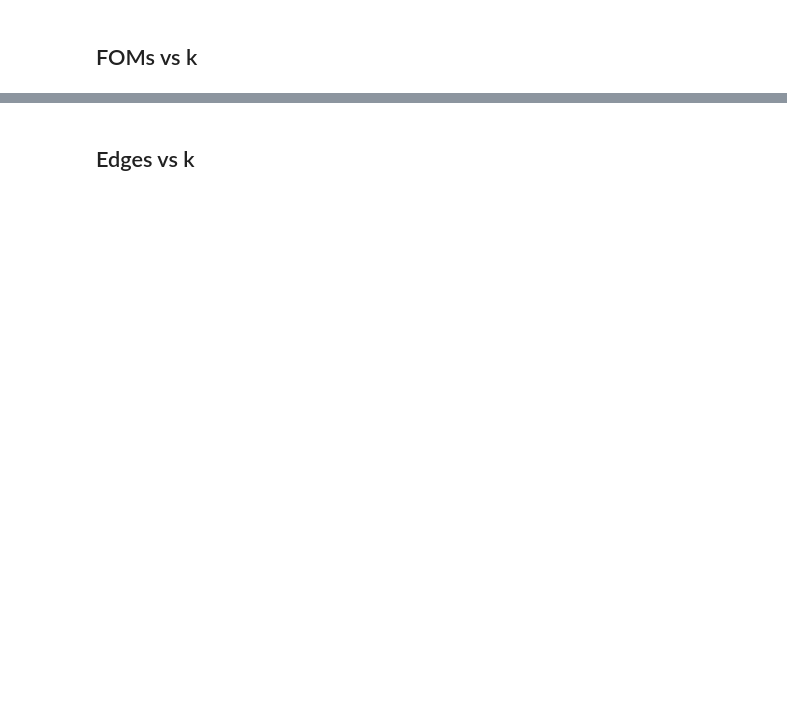
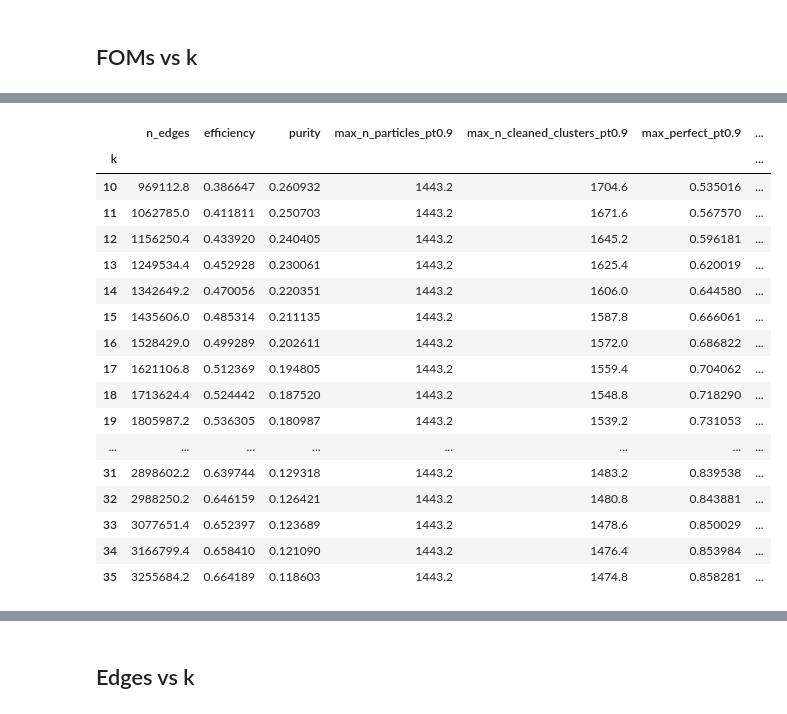
Before and after one commit to gnn-tracking/paper-plots, a Jupyter notebook: notebooks/020_gc_metrics.ipynb, the cells around one changed output, grey strips where cells are left out. Drawn from its saved outputs; the diff is of its cells as text; code cells hidden in the pictures; blank space fills up the shorter version.

```diff
--- a/notebooks/020_gc_metrics.ipynb
+++ b/notebooks/020_gc_metrics.ipynb
@@ -90,0 +85,21 @@ lmodel.gc_scanner.get_results().df
+# %%
+df
+# %% [output]
+|  | n_edges | efficiency | purity | max_n_particles_pt0.9 | max_n_cleaned_clusters_pt0.9 | max_perfect_pt0.9 | ... |
+| k |  |  |  |  |  |  | ... |
+| 10 | 969112.8 | 0.386647 | 0.260932 | 1443.2 | 1704.6 | 0.535016 | ... |
+| 11 | 1062785.0 | 0.411811 | 0.250703 | 1443.2 | 1671.6 | 0.567570 | ... |
+| 12 | 1156250.4 | 0.433920 | 0.240405 | 1443.2 | 1645.2 | 0.596181 | ... |
+| 13 | 1249534.4 | 0.452928 | 0.230061 | 1443.2 | 1625.4 | 0.620019 | ... |
+| 14 | 1342649.2 | 0.470056 | 0.220351 | 1443.2 | 1606.0 | 0.644580 | ... |
+| 15 | 1435606.0 | 0.485314 | 0.211135 | 1443.2 | 1587.8 | 0.666061 | ... |
+| 16 | 1528429.0 | 0.499289 | 0.202611 | 1443.2 | 1572.0 | 0.686822 | ... |
+| 17 | 1621106.8 | 0.512369 | 0.194805 | 1443.2 | 1559.4 | 0.704062 | ... |
+| 18 | 1713624.4 | 0.524442 | 0.187520 | 1443.2 | 1548.8 | 0.718290 | ... |
+| 19 | 1805987.2 | 0.536305 | 0.180987 | 1443.2 | 1539.2 | 0.731053 | ... |
+| ... | ... | ... | ... | ... | ... | ... | ... |
+| 31 | 2898602.2 | 0.639744 | 0.129318 | 1443.2 | 1483.2 | 0.839538 | ... |
+| 32 | 2988250.2 | 0.646159 | 0.126421 | 1443.2 | 1480.8 | 0.843881 | ... |
+| 33 | 3077651.4 | 0.652397 | 0.123689 | 1443.2 | 1478.6 | 0.850029 | ... |
+| 34 | 3166799.4 | 0.658410 | 0.121090 | 1443.2 | 1476.4 | 0.853984 | ... |
+| 35 | 3255684.2 | 0.664189 | 0.118603 | 1443.2 | 1474.8 | 0.858281 | ... |
```
Also changed, not shown: parts of 15 cells of this notebook, 12 other files.
